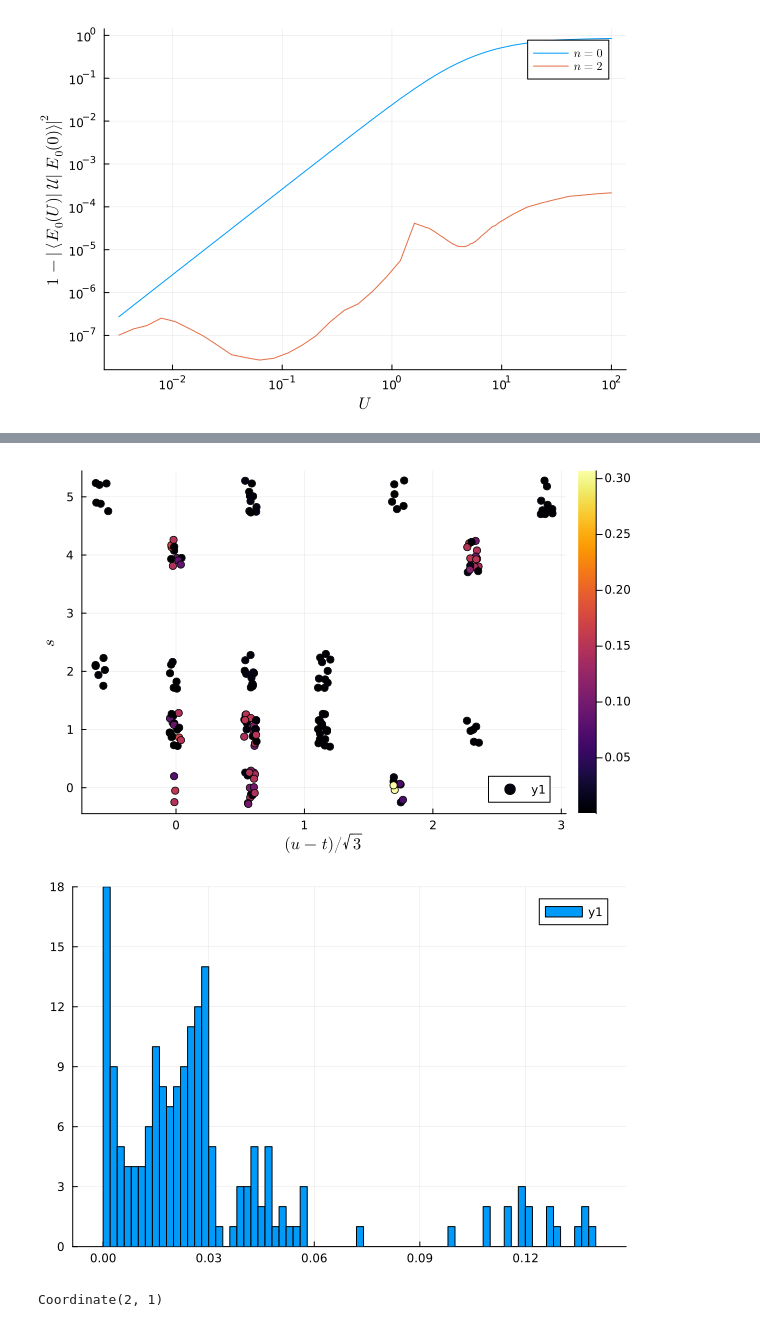
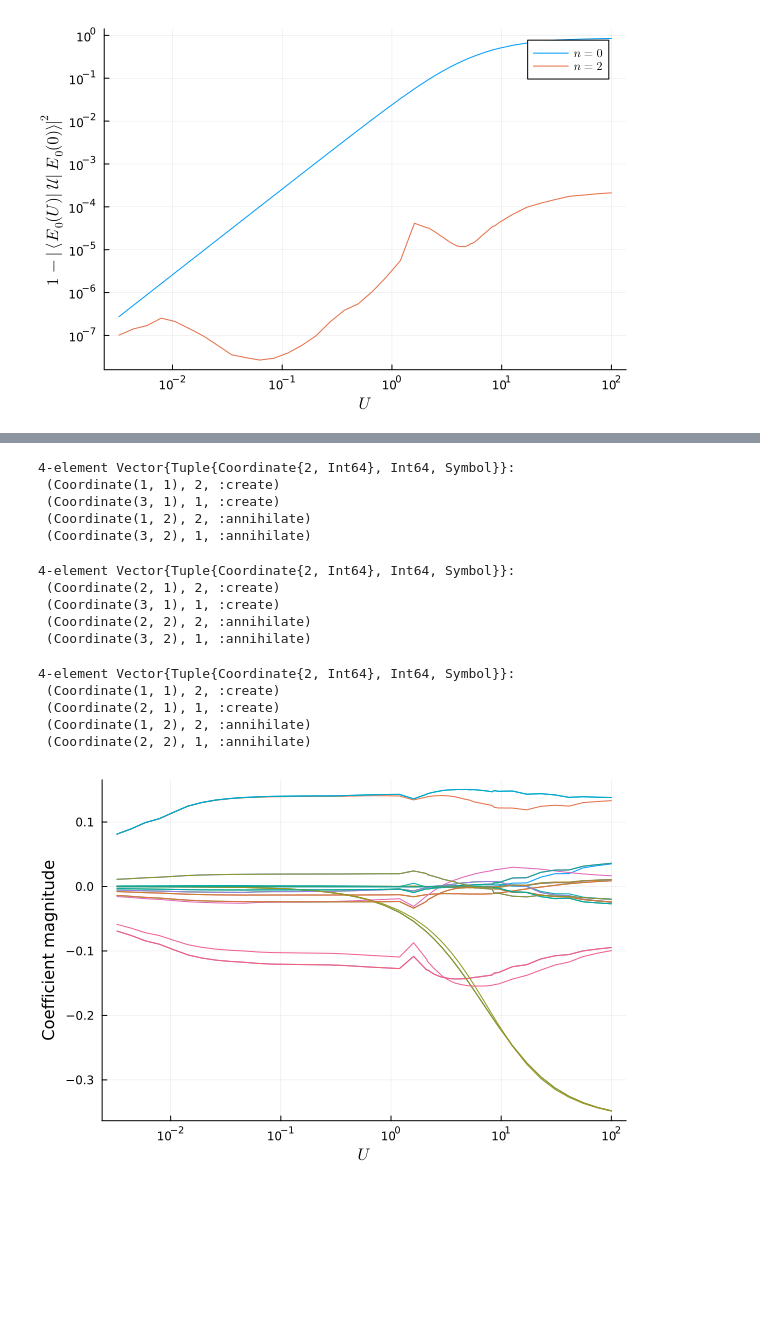
Before and after one commit to GoodStuff11/ML-signproblem, a Jupyter notebook: experimenting/ed/data_analysis.ipynb, the cells around one changed output, grey strips where cells are left out. Cells and saved outputs as stored; diff of their text form; code cells hidden in the pictures; blank space fills up the shorter version.

```diff
--- a/experimenting/ed/data_analysis.ipynb
+++ b/experimenting/ed/data_analysis.ipynb
@@ -45,4 +45,5 @@ for i = 6:61#2:61
     push!(loss, dic["metrics"]["loss"][2])
     push!(initial_loss, dic["metrics"]["loss"][1])
 end
+coefficient_data = reduce(hcat, coefficient_data);
 # %% [output]
@@ -106,32 +76,69 @@ coefficient_data
 using Plots
 using LaTeXStrings
 
+
 order = 2
 x = []
 y = []
 z = []
+z1 = []
+z2 = []
+target_spin = 3 .-[1,2,1,2]
+selected_coefficient_index = falses(length(shared_data["coefficient_labels"][2])) # to filter spins
 for i in eachindex(if shared_data["coefficient_labels"][order] !== nothing shared_data["coefficient_labels"][order] else [] end)
     # k1 + k2 -> k1' + k2'
-    s = sum(abs2, (collect((shared_data["coefficient_labels"][2][i][1][1] +  shared_data["coefficient_labels"][2][i][2][1]).coordinates) .- 2) .% dim ) # (k1 + k2)^2
+    if !all(shared_data["coefficient_labels"][2][i][term][2] == target_spin[term] for term in 1:4)
+        continue
+    end
+    # display(shared_data["coefficient_labels"][2][i])
+    s = sum(abs2, (collect((shared_data["coefficient_labels"][2][i][1][1] +  shared_data["coefficient_labels"][2][i][2][1]).coordinates) .- 2)) # (k1 + k2)^2
     t = sum(abs2, (shared_data["coefficient_labels"][2][i][1][1] -  shared_data["coefficient_labels"][2][i][1+order][1]).coordinates) # (k1 - k1')^2
     u = sum(abs2, (shared_data["coefficient_labels"][2][i][1][1] -  shared_data["coefficient_labels"][2][i][2+order][1]).coordinates) # (k1 - k2')^2
     # println("($s, $t, $u): $(u_data["coefficient_values"][2][i])")
 
-    push!(x, (u -t)/sqrt(3)+(rand()*2-1)*0.05)
-    push!(y, s+(rand()*2-1)*0.3)
-    push!(z, coefficient_data[20][i])
+    # push!(x, (u -t)+(rand()*2-1)*0.2)
+    push!(x, s)
+    push!(y, t)
+    push!(z, u)
+    # push!(y, s+(rand()*2-1)*0.2)
+    selected_coefficient_index[i] = true
+
 end
 
-scatter(x,y,marker_z=abs.(z), xlabel=L"(u - t)/\sqrt{3}", ylabel=L"s")
-# plot(x,y)
-#
+
+# scatter(x,y,z, marker_z=coefficient_data[selected_coefficient_index, 1], color=:balance,xlabel=L"s", ylabel=L"t", zlabel="u")
+
+high_range_mask = abs.(coefficient_data[:, 50]) .> 0.2
+mid_range_mask = 0.05 .< abs.(coefficient_data[:, 50]) .< 0.2
+low_range_mask = abs.(coefficient_data[:, 50]) .< 0.05
+# histogram(abs.(coefficient_data[selected_coefficient_index, 50]), bins=30)
+
+for i in eachindex(selected_coefficient_index)
+    if !selected_coefficient_index[i] || !high_range_mask[i]
+        continue
+    end
+    display(shared_data["coefficient_labels"][2][i])
+end
 # %% [output]
-[figure, removed]
+4-element Vector{Tuple{Coordinate{2, Int64}, Int64, Symbol}}:
+ (Coordinate(1, 1), 2, :create)
+ (Coordinate(3, 1), 1, :create)
+ (Coordinate(1, 2), 2, :annihilate)
+ (Coordinate(3, 2), 1, :annihilate)
+4-element Vector{Tuple{Coordinate{2, Int64}, Int64, Symbol}}:
+ (Coordinate(2, 1), 2, :create)
+ (Coordinate(3, 1), 1, :create)
+ (Coordinate(2, 2), 2, :annihilate)
+ (Coordinate(3, 2), 1, :annihilate)
+4-element Vector{Tuple{Coordinate{2, Int64}, Int64, Symbol}}:
+ (Coordinate(1, 1), 2, :create)
+ (Coordinate(2, 1), 1, :create)
+ (Coordinate(1, 2), 2, :annihilate)
+ (Coordinate(2, 2), 1, :annihilate)
-# %%
-histogram(abs.(z), bins=100)
-# %% [output]
-[figure, removed]
-# %%
-shared_data["coefficient_labels"][2][1][1][1]
-# %% [output]
-Coordinate(2, 1)
+# %%
+p = plot(interaction_data , coefficient_data[selected_coefficient_index, :]', legend=nothing, xlabel=L"U", ylabel="Coefficient magnitude", xscale=:log10)
+savefig(p, "coefficient_magnitude.png")
+savefig(p, "coefficient_magnitude.pdf")
+display(p)
+# %% [output]
+[figure, added]
```
Also changed, not shown: parts of 6 cells of this notebook, 12 other files.
